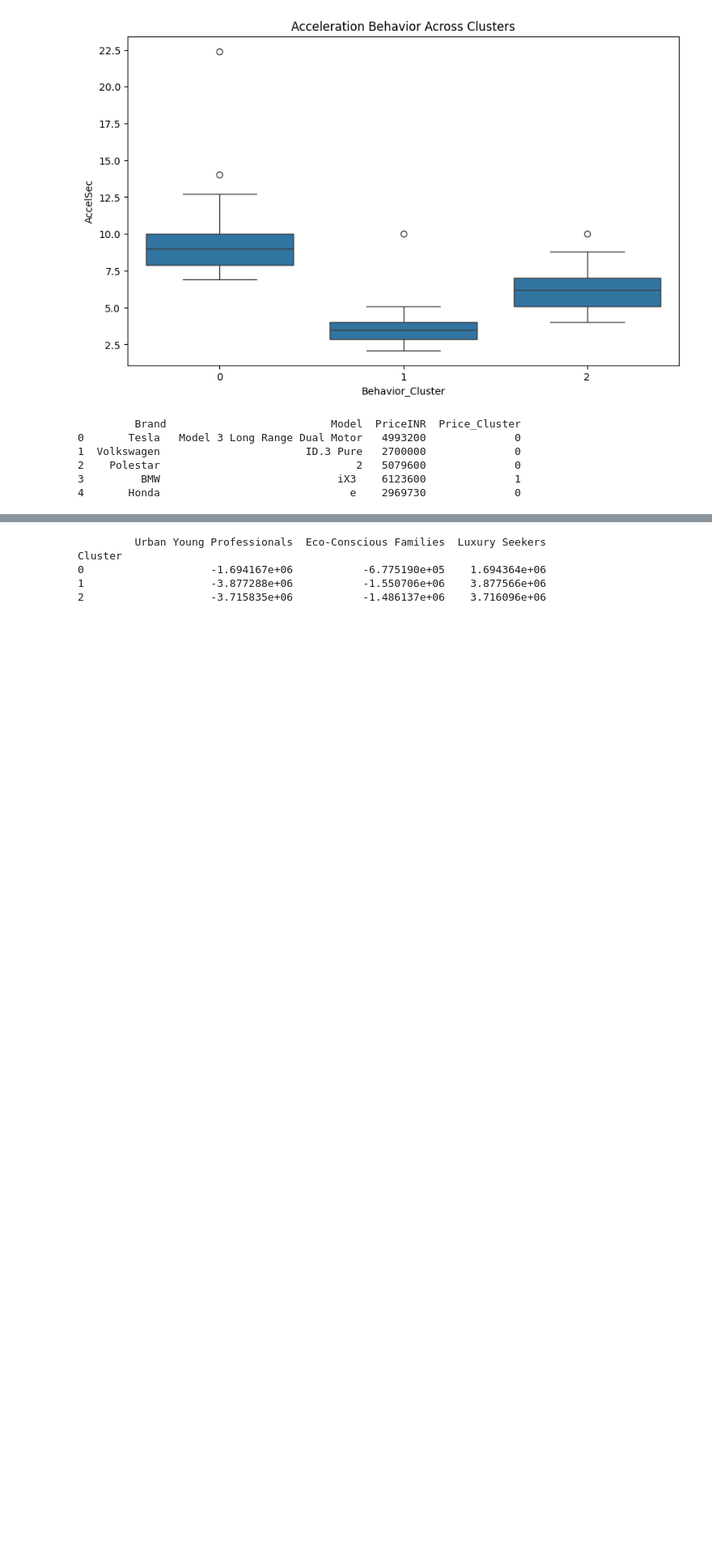
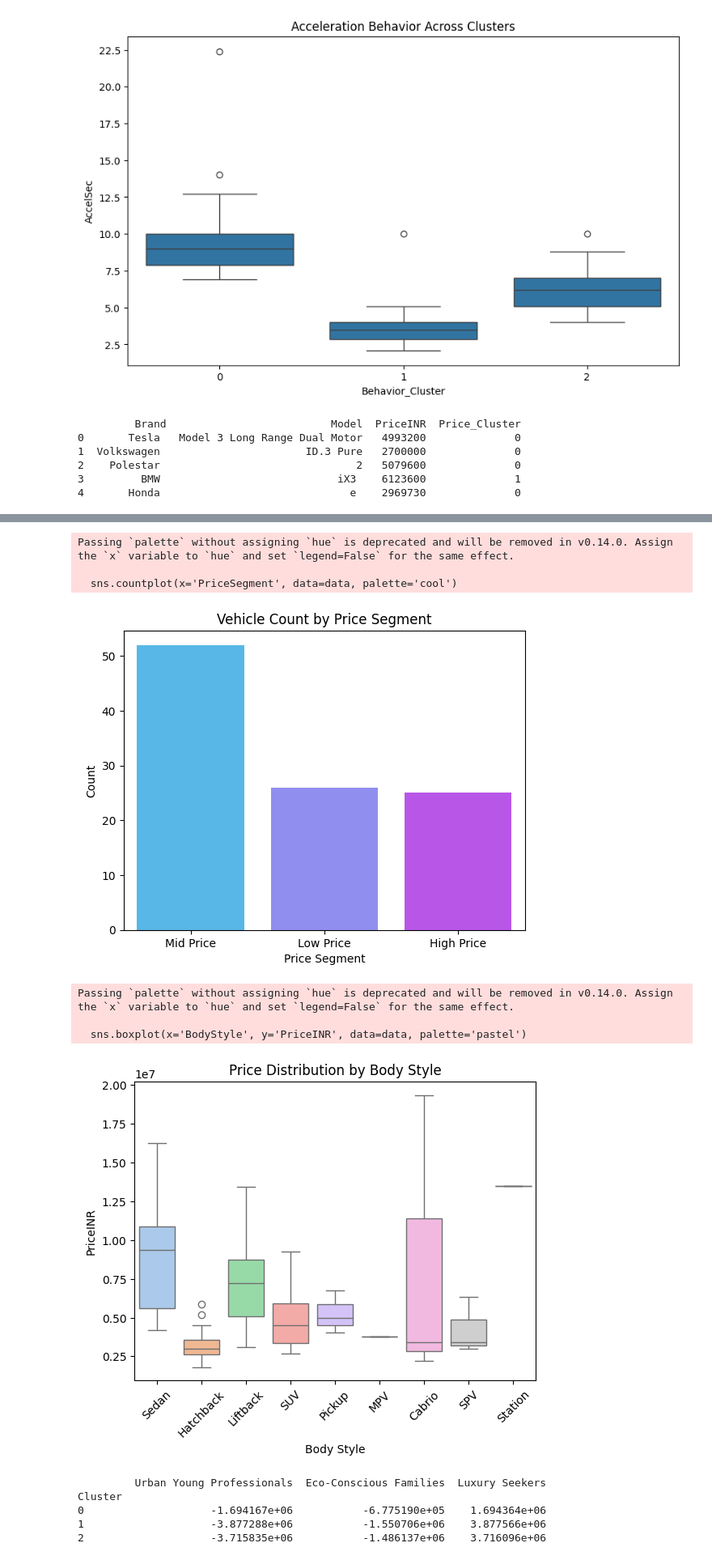
Before and after one commit to sidharthram99/sidharth, a Jupyter notebook: EV_MARKET.ipynb, the cells around one changed output, grey strips where cells are left out. Shown at 81% size. Cells and saved outputs as stored; diff of their text form; code cells hidden in the pictures; blank space fills up the shorter version.

```diff
--- a/EV_MARKET.ipynb
+++ b/EV_MARKET.ipynb
@@ -541,3 +549,40 @@ Name: PriceINR, dtype: float64
+# %%
+low_threshold = data['PriceINR'].quantile(0.25)
+high_threshold = data['PriceINR'].quantile(0.75)
+
+# Create segments
+def segment_price(price):
+    if price < low_threshold:
+        return 'Low Price'
+    elif price <= high_threshold:
+        return 'Mid Price'
+    else:
+        return 'High Price'
+
+data['PriceSegment'] = data['PriceINR'].apply(segment_price)
+# %%
+sns.countplot(x='PriceSegment', data=data, palette='cool')
+plt.title('Vehicle Count by Price Segment')
+plt.xlabel('Price Segment')
+plt.ylabel('Count')
+plt.show()
+
+# Boxplot to see price distribution across body styles
+sns.boxplot(x='BodyStyle', y='PriceINR', data=data, palette='pastel')
+plt.title('Price Distribution by Body Style')
+plt.xlabel('Body Style')
+plt.ylabel('PriceINR')
+plt.xticks(rotation=45)
+plt.show()
+# %% [output]
+Passing `palette` without assigning `hue` is deprecated and will be removed in v0.14.0. Assign the `x` variable to `hue` and set `legend=False` for the same effect.
+
+  sns.countplot(x='PriceSegment', data=data, palette='cool')
+[figure, added]
+Passing `palette` without assigning `hue` is deprecated and will be removed in v0.14.0. Assign the `x` variable to `hue` and set `legend=False` for the same effect.
+
+  sns.boxplot(x='BodyStyle', y='PriceINR', data=data, palette='pastel')
+[figure, added]
 # %%
 
 profiles = {
```
Also changed, not shown: parts of 2 cells of this notebook.
